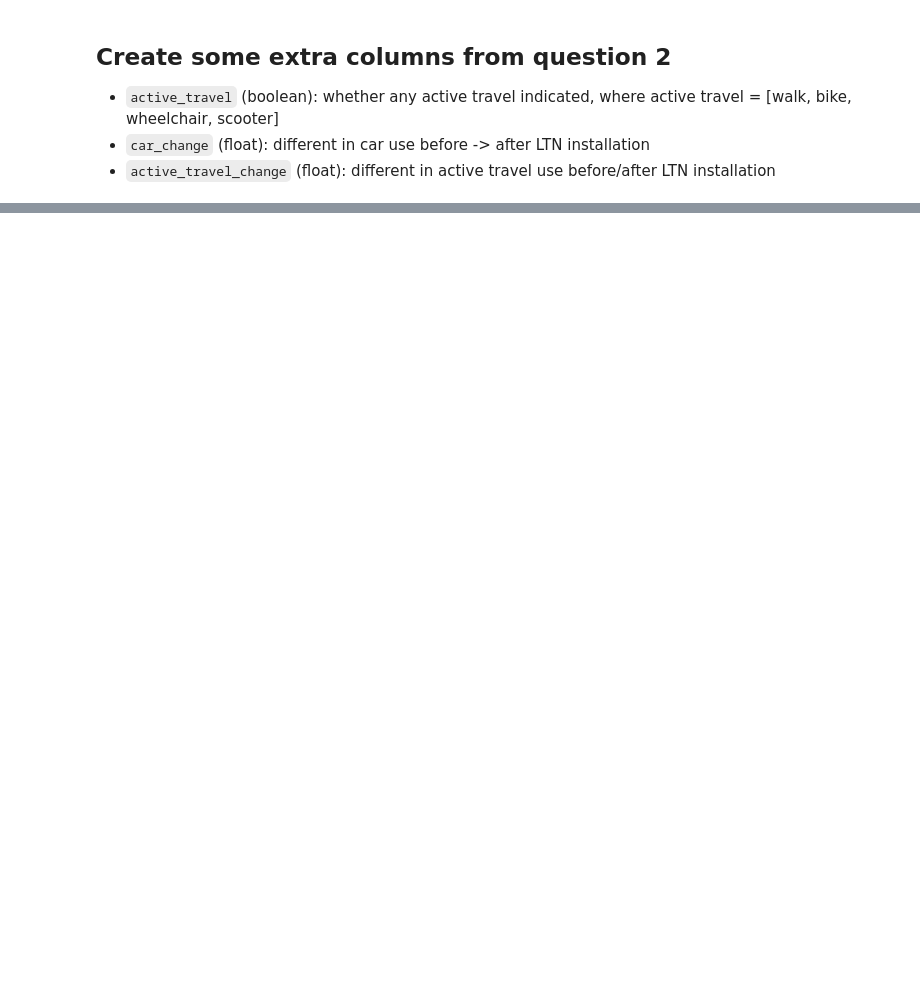
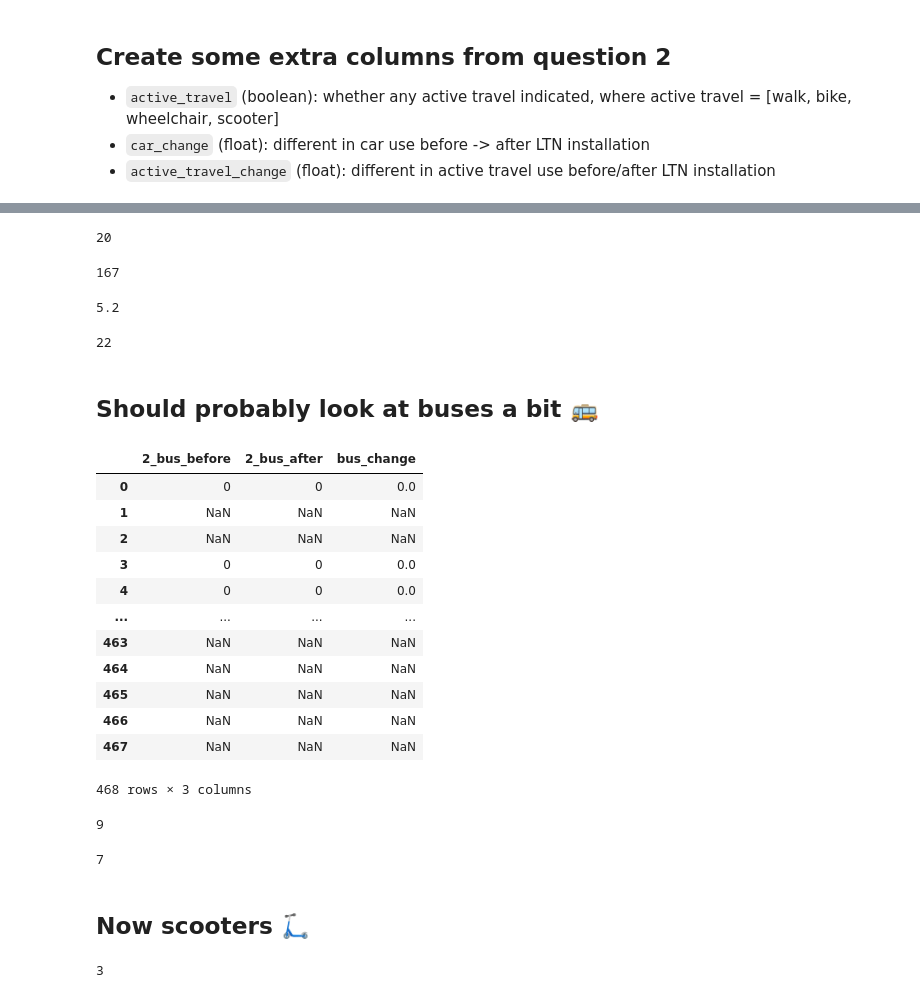
Before and after one commit to annarailton/littlemore_ltn_analysis, a Jupyter notebook: lpc_ltn_analysis.ipynb, the cells around one changed output, grey strips where cells are left out. Drawn from its saved outputs; the diff is of its cells as text; code cells hidden in the pictures; blank space fills up the shorter version.

```diff
--- a/lpc_ltn_analysis.ipynb
+++ b/lpc_ltn_analysis.ipynb
@@ -271,0 +325,39 @@ df[['2_car_before', '2_car_after', 'car_change']]
+# %%
+# Number of households with a negative active travel change
+sum(df['active_travel_change'] < 0)
+# %% [output]
+20
+# %%
+# Number of households nonzero active travel with no change
+sum((df['active_travel_change'] == 0) & (df['active_travel_before'] > 0))
+# %% [output]
+167
+# %%
+# Average size of active travel positive change
+df['active_travel_change'][df['active_travel_change'] > 0].mean()
+# %% [output]
+5.2
+# %%
+# Households with modal shift form cars to active travel
+sum((df['active_travel_change'] > 0) & (df['car_change'] < 0))
+# %% [output]
+22
+# %% [markdown]
+## Should probably look at buses a bit 🚌
+# %%
+df['bus_change'] = df['2_bus_after'].apply(pd.to_numeric, errors='coerce') - df['2_bus_before'].apply(pd.to_numeric, errors='coerce')
+df[['2_bus_before', '2_bus_after', 'bus_change']]
+# %% [output]
+|  | 2_bus_before | 2_bus_after | bus_change |
+| 0 | 0 | 0 | 0.0 |
+| 1 | NaN | NaN | NaN |
+| 2 | NaN | NaN | NaN |
+| 3 | 0 | 0 | 0.0 |
+| 4 | 0 | 0 | 0.0 |
+| ... | ... | ... | ... |
+| 463 | NaN | NaN | NaN |
+| 464 | NaN | NaN | NaN |
+| 465 | NaN | NaN | NaN |
+| 466 | NaN | NaN | NaN |
+| 467 | NaN | NaN | NaN |
+468 rows × 3 columns
@@ -271,0 +366,17 @@ df[['2_car_before', '2_car_after', 'car_change']]
+# %%
+# Number of households with a positive bus use change
+sum(df['bus_change'] > 0)
+# %% [output]
+9
+# %%
+# Number of households with a negative bus use change
+sum(df['bus_change'] < 0)
+# %% [output]
+7
+# %% [markdown]
+## Now scooters 🛴
+# %%
+# Scooter use before LTN (and before Voi scooter docks installed)
+sum(df['2_scooter_before'] > 0)
+# %% [output]
+3
```
Also changed, not shown: parts of 15 cells of this notebook.
